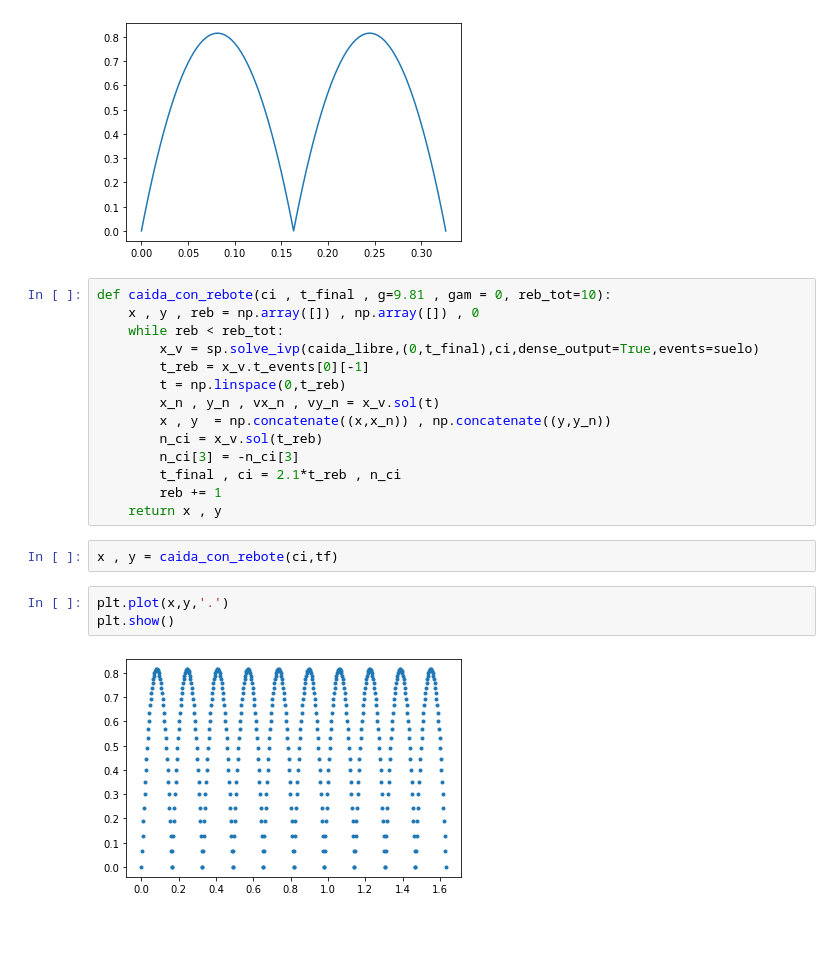
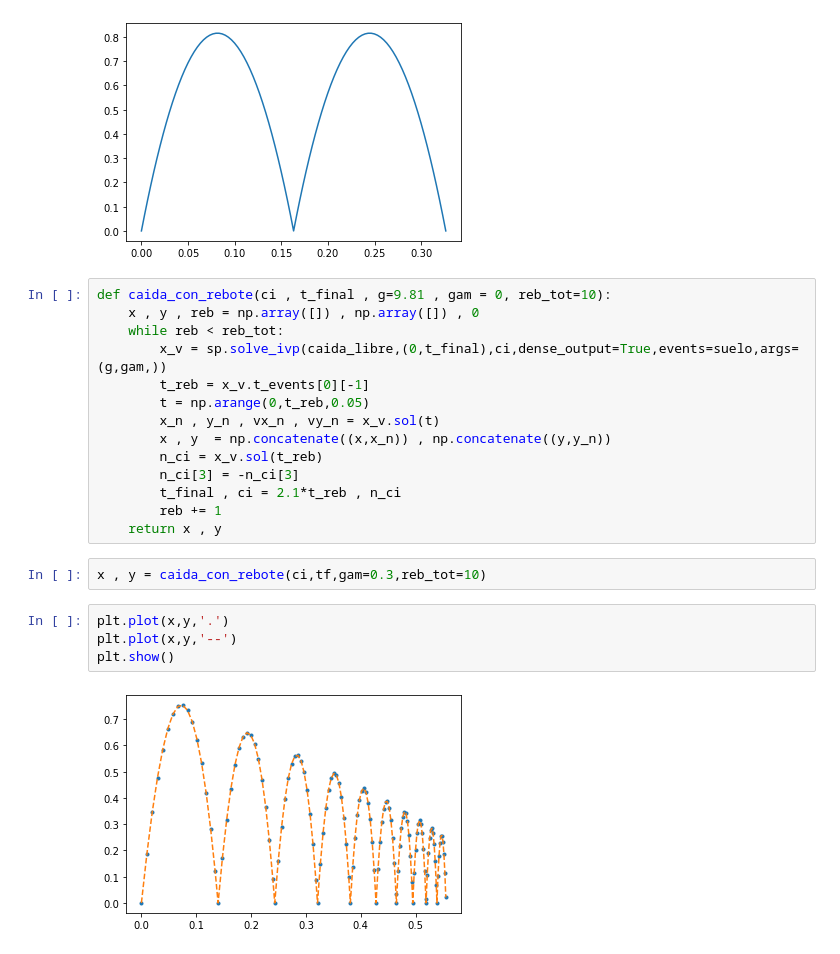
Before and after one commit to richmf/NotitasFisComp25-2, a Jupyter notebook: Clase 15 (caida de un objeto).ipynb, the cells around one changed output. Saved outputs shown, nothing was run; the diff lists cells and outputs as text.

```diff
--- a/Clase 15 (caida de un objeto).ipynb
+++ b/Clase 15 (caida de un objeto).ipynb
@@ -61,9 +61,9 @@ plt.show()
 def caida_con_rebote(ci , t_final , g=9.81 , gam = 0, reb_tot=10):
     x , y , reb = np.array([]) , np.array([]) , 0
     while reb < reb_tot:
-        x_v = sp.solve_ivp(caida_libre,(0,t_final),ci,dense_output=True,events=suelo)
+        x_v = sp.solve_ivp(caida_libre,(0,t_final),ci,dense_output=True,events=suelo,args=(g,gam,))
         t_reb = x_v.t_events[0][-1]
-        t = np.linspace(0,t_reb)
+        t = np.arange(0,t_reb,0.05)
         x_n , y_n , vx_n , vy_n = x_v.sol(t)
         x , y  = np.concatenate((x,x_n)) , np.concatenate((y,y_n))
         n_ci = x_v.sol(t_reb)
@@ -72,9 +72,10 @@ def caida_con_rebote(ci , t_final , g=9.81 , gam = 0, reb_tot=10):
         reb += 1
     return x , y
 # %%
-x , y = caida_con_rebote(ci,tf)
+x , y = caida_con_rebote(ci,tf,gam=0.3,reb_tot=10)
 # %%
 plt.plot(x,y,'.')
+plt.plot(x,y,'--')
 plt.show()
 # %% [output]
-[figure, old version]
+[figure, new version]
```
